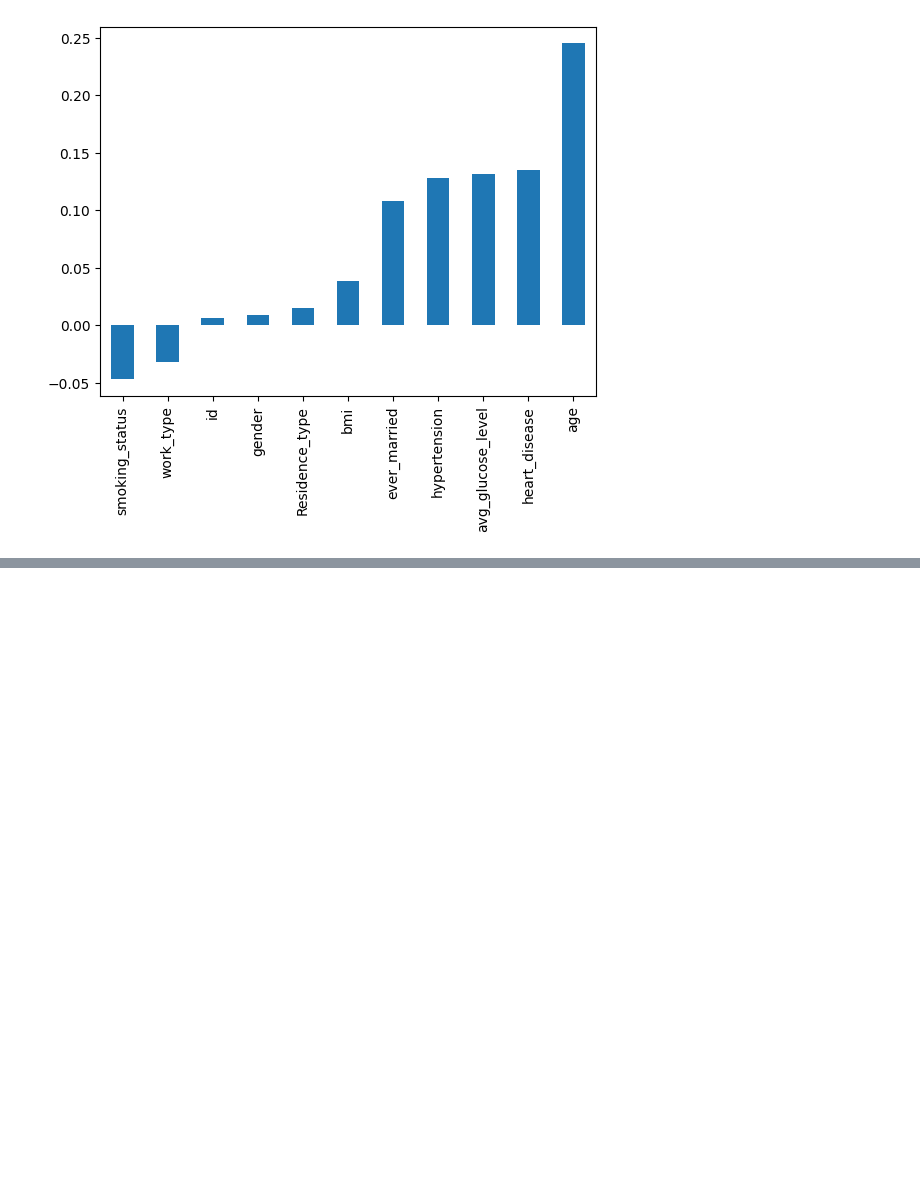
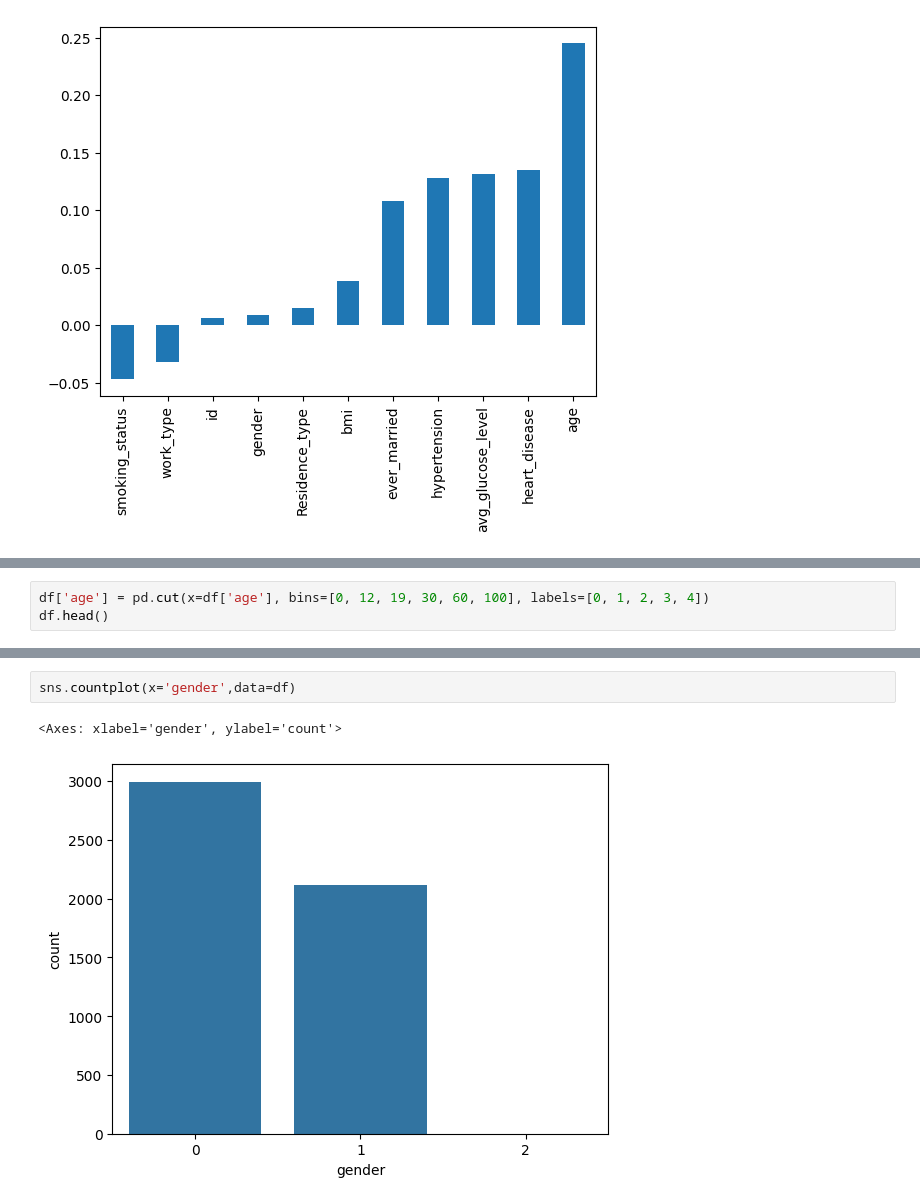
Before and after one commit to Someshwarwaghmode/AI_Trainig_Lecture, a Jupyter notebook: Day_1.ipynb, the cells around one changed output, grey strips where cells are left out. Drawn from its saved outputs; the diff is of its cells as text; blank space fills up the shorter version.

```diff
--- a/Day_1.ipynb
+++ b/Day_1.ipynb
@@ -411,0 +433,3 @@ df.corr()['stroke'][:-1].sort_values().plot(kind='bar')
+# %%
+df['age'] = pd.cut(x=df['age'], bins=[0, 12, 19, 30, 60, 100], labels=[0, 1, 2, 3, 4])
+df.head()
@@ -411,0 +443,5 @@ df.corr()['stroke'][:-1].sort_values().plot(kind='bar')
+# %%
+sns.countplot(x='gender',data=df)
+# %% [output]
+<Axes: xlabel='gender', ylabel='count'>
+[figure, added]
```
Also changed, not shown: parts of 17 cells of this notebook.
